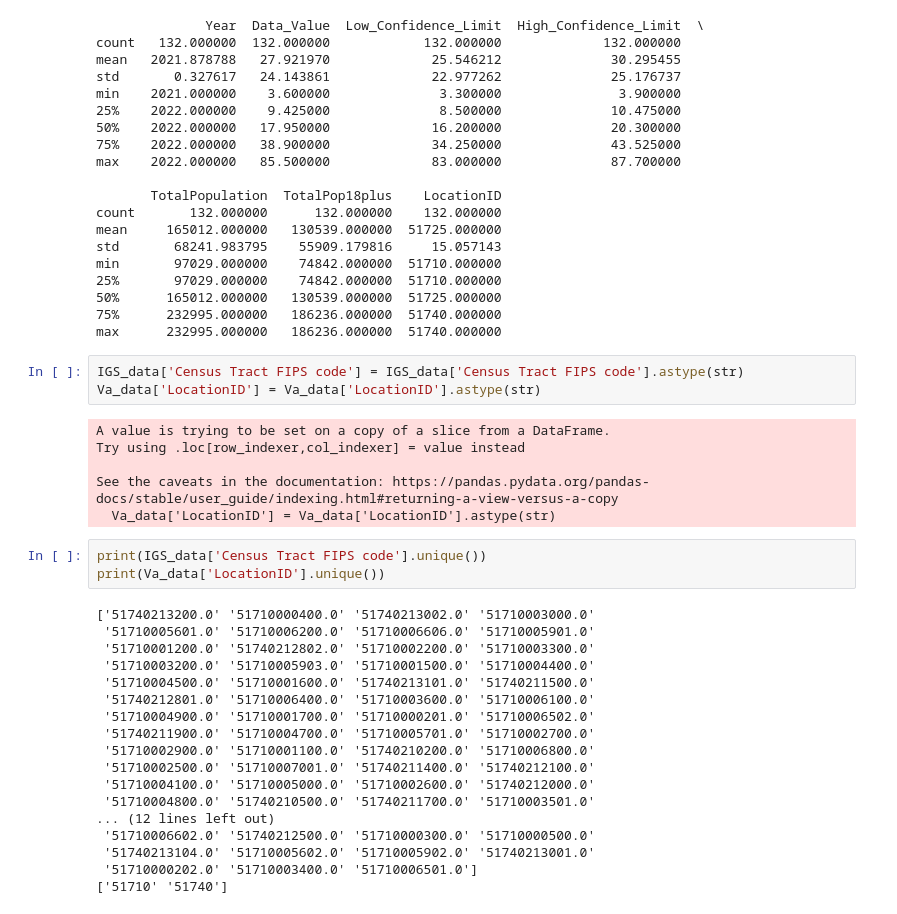
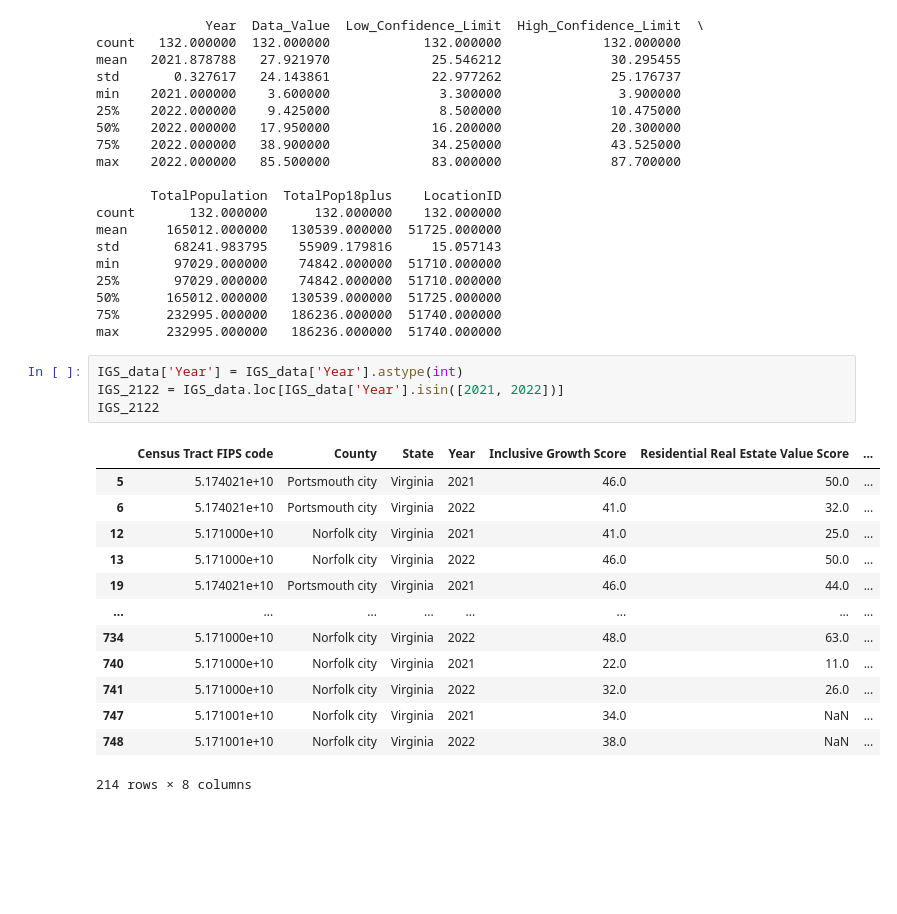
Before and after one commit to coreen-mullen/VikingStorm, a Jupyter notebook: VIKINGSTORM.ipynb, the cells around one changed output. Drawn from its saved outputs; the diff is of its cells as text; blank space fills up the shorter version.

```diff
--- a/VIKINGSTORM.ipynb
+++ b/VIKINGSTORM.ipynb
@@ -251,34 +251,22 @@ min       97029.000000    74842.000000  51710.000000
 75%      232995.000000   186236.000000  51740.000000
 max      232995.000000   186236.000000  51740.000000
 # %%
-IGS_data['Census Tract FIPS code'] = IGS_data['Census Tract FIPS code'].astype(str)
-Va_data['LocationID'] = Va_data['LocationID'].astype(str)
+IGS_data['Year'] = IGS_data['Year'].astype(int)
+IGS_2122 = IGS_data.loc[IGS_data['Year'].isin([2021, 2022])]
+IGS_2122
 # %% [output]
+|  | Census Tract FIPS code | County | State | Year | Inclusive Growth Score | Residential Real Estate Value Score | ... |
+| 5 | 5.174021e+10 | Portsmouth city | Virginia | 2021 | 46.0 | 50.0 | ... |
+| 6 | 5.174021e+10 | Portsmouth city | Virginia | 2022 | 41.0 | 32.0 | ... |
+| 12 | 5.171000e+10 | Norfolk city | Virginia | 2021 | 41.0 | 25.0 | ... |
+| 13 | 5.171000e+10 | Norfolk city | Virginia | 2022 | 46.0 | 50.0 | ... |
+| 19 | 5.174021e+10 | Portsmouth city | Virginia | 2021 | 46.0 | 44.0 | ... |
+| ... | ... | ... | ... | ... | ... | ... | ... |
+| 734 | 5.171000e+10 | Norfolk city | Virginia | 2022 | 48.0 | 63.0 | ... |
+| 740 | 5.171000e+10 | Norfolk city | Virginia | 2021 | 22.0 | 11.0 | ... |
+| 741 | 5.171000e+10 | Norfolk city | Virginia | 2022 | 32.0 | 26.0 | ... |
+| 747 | 5.171001e+10 | Norfolk city | Virginia | 2021 | 34.0 | NaN | ... |
+| 748 | 5.171001e+10 | Norfolk city | Virginia | 2022 | 38.0 | NaN | ... |
-A value is trying to be set on a copy of a slice from a DataFrame.
-Try using .loc[row_indexer,col_indexer] = value instead
-
-See the caveats in the documentation: https://pandas.pydata.org/pandas-docs/stable/user_guide/indexing.html#returning-a-view-versus-a-copy
-  Va_data['LocationID'] = Va_data['LocationID'].astype(str)
+214 rows × 8 columns
-# %%
-print(IGS_data['Census Tract FIPS code'].unique())
-print(Va_data['LocationID'].unique())
-# %% [output]
-['51740213200.0' '51710000400.0' '51740213002.0' '51710003000.0'
- '51710005601.0' '51710006200.0' '51710006606.0' '51710005901.0'
- '51710001200.0' '51740212802.0' '51710002200.0' '51710003300.0'
- '51710003200.0' '51710005903.0' '51710001500.0' '51710004400.0'
- '51710004500.0' '51710001600.0' '51740213101.0' '51740211500.0'
- '51740212801.0' '51710006400.0' '51710003600.0' '51710006100.0'
- '51710004900.0' '51710001700.0' '51710000201.0' '51710006502.0'
- '51740211900.0' '51710004700.0' '51710005701.0' '51710002700.0'
- '51710002900.0' '51710001100.0' '51740210200.0' '51710006800.0'
- '51710002500.0' '51710007001.0' '51740211400.0' '51740212100.0'
- '51710004100.0' '51710005000.0' '51710002600.0' '51740212000.0'
- '51710004800.0' '51740210500.0' '51740211700.0' '51710003501.0'
-... (12 lines left out)
- '51710006602.0' '51740212500.0' '51710000300.0' '51710000500.0'
- '51740213104.0' '51710005602.0' '51710005902.0' '51740213001.0'
- '51710000202.0' '51710003400.0' '51710006501.0']
-['51710' '51740']
 # %%
 merged_data = pd.merge(
```
Also changed, not shown: parts of 15 cells of this notebook.
